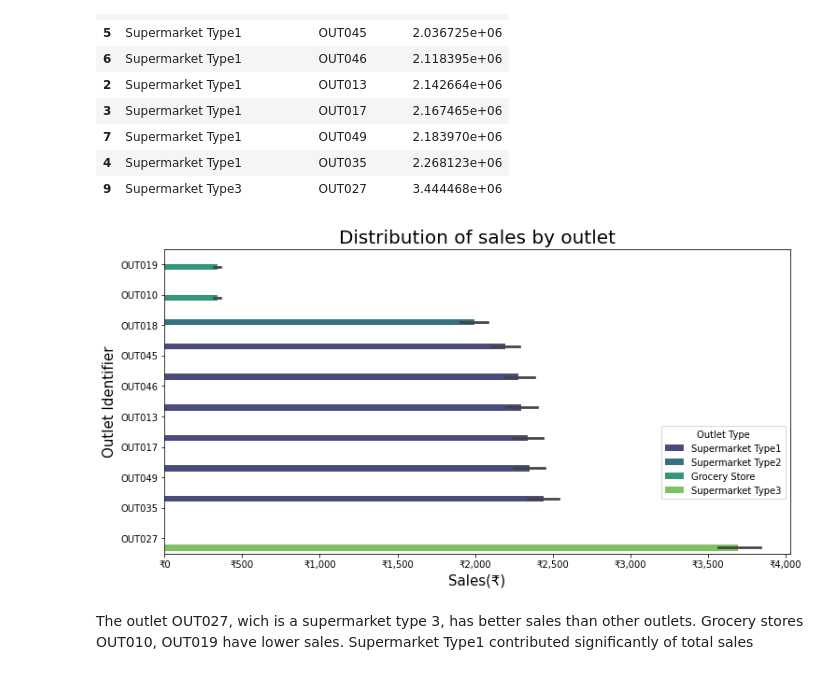
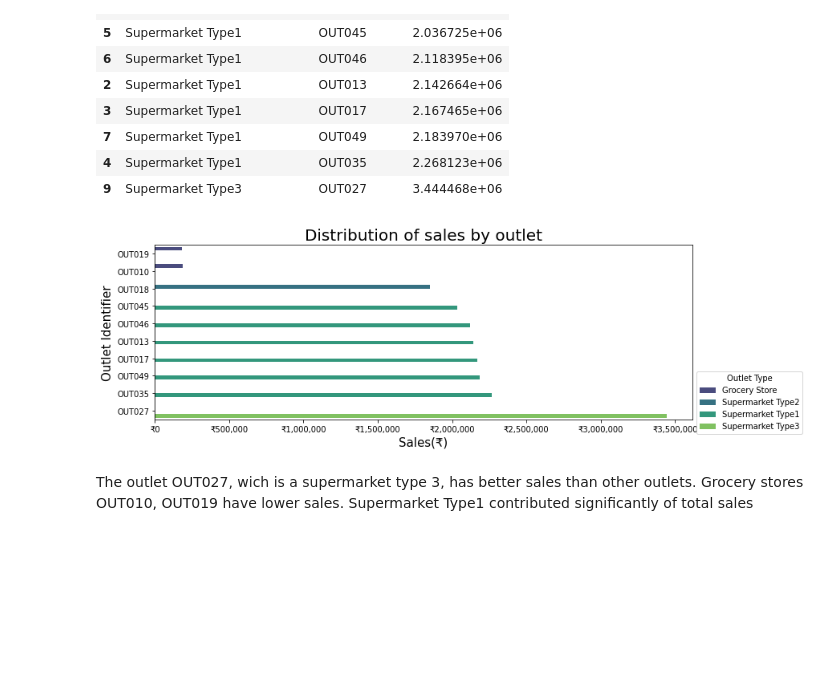
Before and after one commit to MileneCV/Sales_Predictions---project-1-, a Jupyter notebook: EDA_sales_prediction.ipynb, the cells around one changed output. Drawn from its saved outputs; the diff is of its cells as text; code cells hidden in the pictures; blank space fills up the shorter version.

```diff
--- a/EDA_sales_prediction.ipynb
+++ b/EDA_sales_prediction.ipynb
@@ -703,16 +703,16 @@ df_group_type_outlet
 | 4 | Supermarket Type1 | OUT035 | 2.268123e+06 |
 | 9 | Supermarket Type3 | OUT027 | 3.444468e+06 |
 # %%
-fig, ax = plt.subplots(figsize=(12,6))
-sns.barplot(data=df_sales, x='Item_Outlet_Sales', y='Outlet_Identifier', hue='Outlet_Type', palette='viridis', order=df_group_type_outlet['Outlet_Identifier'])
+fig, ax = plt.subplots(figsize=(12,4))
+sns.barplot(data=df_group_type_outlet, x='Item_Outlet_Sales', y='Outlet_Identifier', hue='Outlet_Type', palette='viridis', order=df_group_type_outlet['Outlet_Identifier'])
 plt.legend(bbox_to_anchor=(1,0.3), title= 'Outlet Type' )
 plt.title('Distribution of sales by outlet', fontsize=20)
 plt.xlabel('Sales(₹)', fontsize=15)
 plt.ylabel('Outlet Identifier', fontsize=15)
 ax.xaxis.set_major_formatter(price_fmt)
 plt.show()
 # %% [output]
-[figure, old version]
+[figure, new version]
 # %% [markdown]
 The outlet OUT027, wich is a supermarket type 3, has better sales than other outlets. Grocery stores OUT010, OUT019 have lower sales. Supermarket Type1 contributed significantly of total sales
 # %% [markdown]
```
Also changed, not shown: parts of 2 cells of this notebook.
